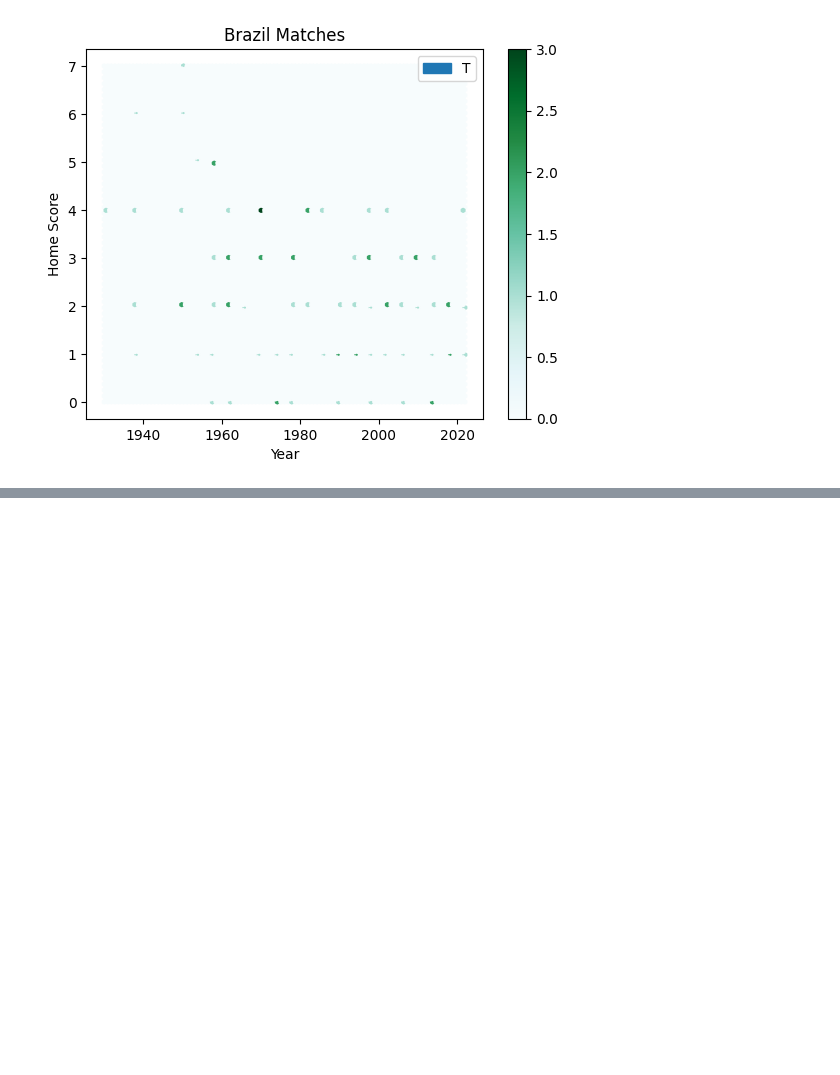
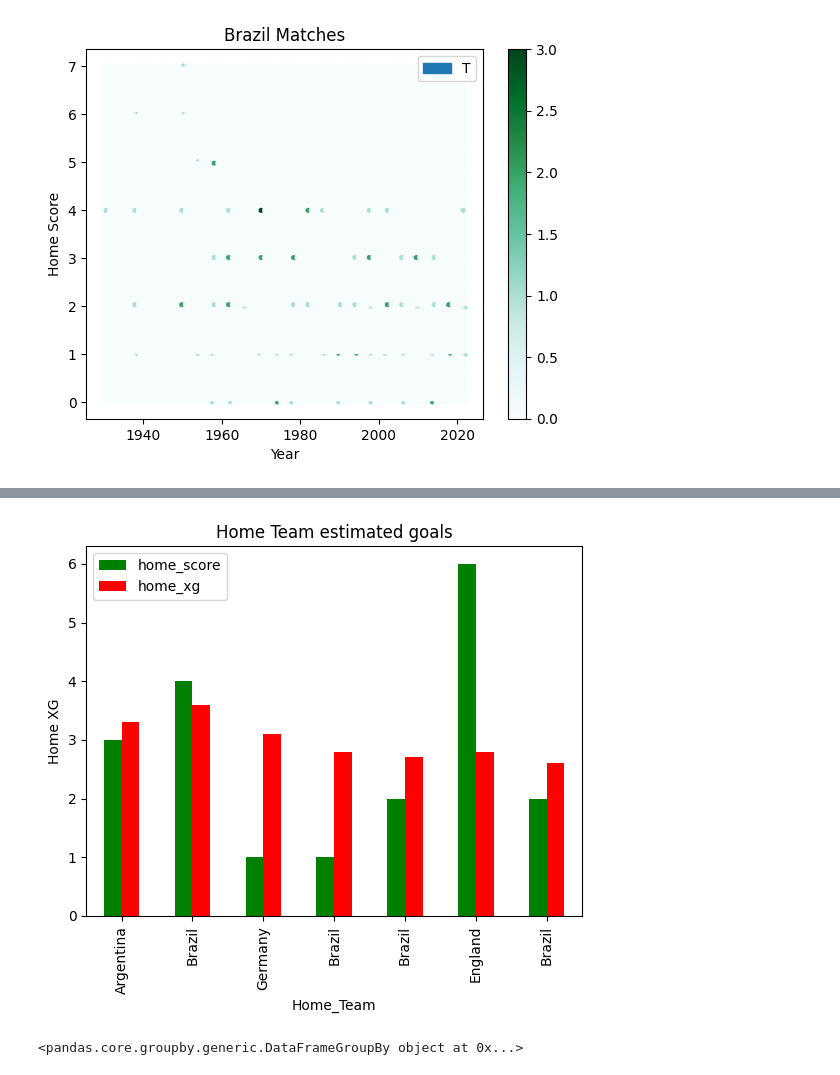
Before and after one commit to KasukurthiAbraham/KasukurthiAbraham, a Jupyter notebook: Data_visualization_using_padas.ipynb, the cells around one changed output, grey strips where cells are left out. Cells and saved outputs as stored; diff of their text form; code cells hidden in the pictures; blank space fills up the shorter version.

```diff
--- a/Data_visualization_using_padas.ipynb
+++ b/Data_visualization_using_padas.ipynb
@@ -210,0 +380,8 @@ plt.show()
+# %%
+df3.plot(x="home_team", y= ['home_score', 'home_xg'],kind="bar",color=["green","red"])
+plt.xlabel("Home_Team")
+plt.ylabel("Home XG")
+plt.title("Home Team estimated goals")
+plt.show()
+# %% [output]
+[figure, added]
@@ -210,0 +390,4 @@ plt.show()
+# %%
+df4
+# %% [output]
+<pandas.core.groupby.generic.DataFrameGroupBy object at 0x...>
```
Also changed, not shown: parts of 54 cells of this notebook.
